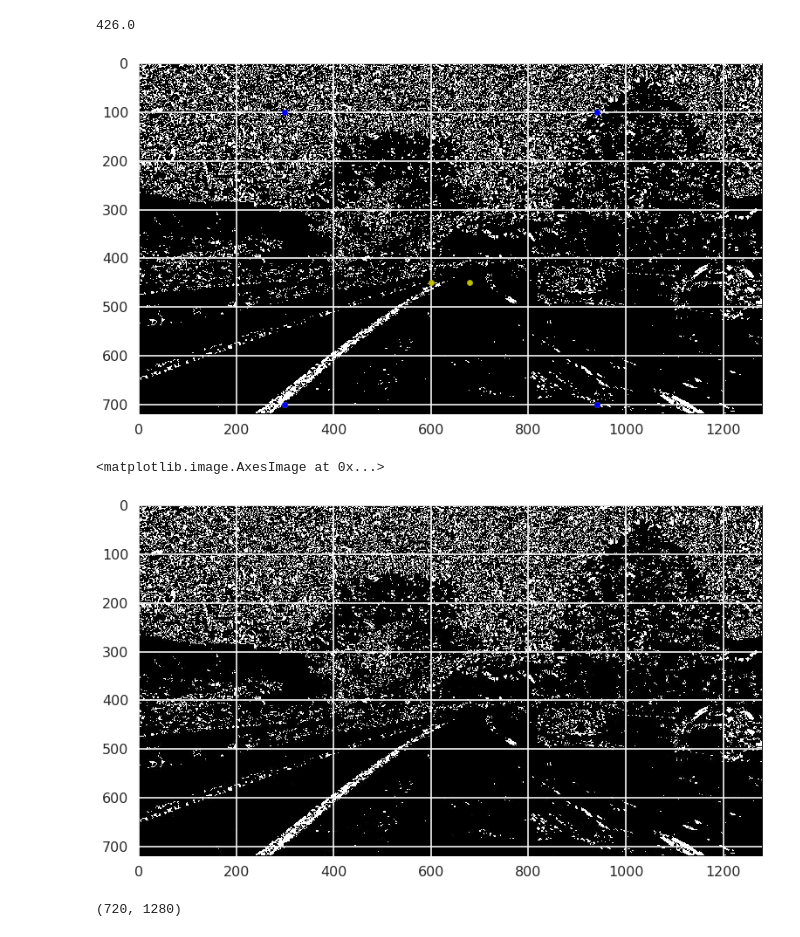
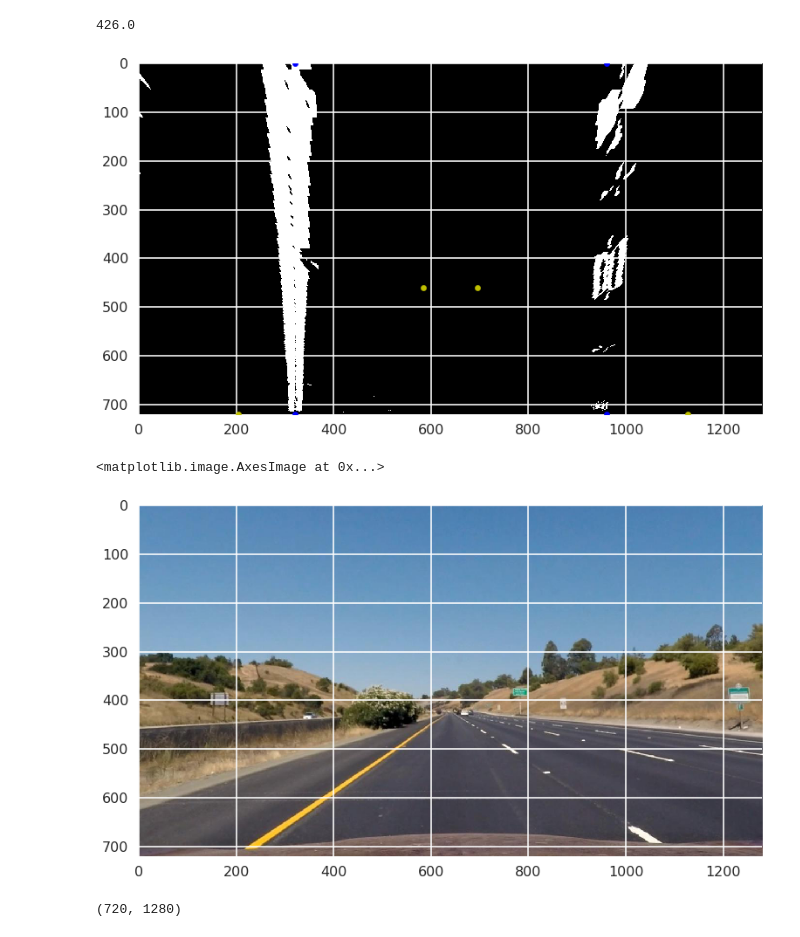
Before and after one commit to DrClick/SDC, a Jupyter notebook: sdc/project_4/cnd-all/project_pipeline.ipynb, the cells around one changed output. Saved outputs shown, nothing was run; the diff lists cells and outputs as text; code cells hidden in the pictures.

Commit message:
added images for pixel selection

```diff
--- a/sdc/project_4/cnd-all/project_pipeline.ipynb
+++ b/sdc/project_4/cnd-all/project_pipeline.ipynb
@@ -161,24 +161,36 @@ midpoint_x - t_width/2
 426.0
 # %%
 tmp = find_lane_line(img)
-source_points = np.array([[600,450],[680,450],[300,700],[940,700]], dtype=np.float32)
-dest_points = np.array([[300,100],[940,100],[300,700],[940,700]], dtype=np.float32)
+
+source_points = np.float32(
+    [[(img_size[0] / 2) - 55, img_size[1] / 2 + 100],
+    [((img_size[0] / 6) - 10), img_size[1]],
+    [(img_size[0] * 5 / 6) + 60, img_size[1]],
+    [(img_size[0] / 2 + 55), img_size[1] / 2 + 100]])
+dest_points = np.float32(
+    [[(img_size[0] / 4), 0],
+    [(img_size[0] / 4), img_size[1]],
+    [(img_size[0] * 3 / 4), img_size[1]],
+    [(img_size[0] * 3 / 4), 0]])
+
+# source_points = np.array([[600,450],[680,450],[300,700],[940,700]], dtype=np.float32)
+# dest_points = np.array([[300,100],[940,100],[300,700],[940,700]], dtype=np.float32)
 plt.scatter(x=[x[0] for x in source_points], y=[x[1] for x in source_points], c='y', s=40)
 plt.scatter(x=[x[0] for x in dest_points], y=[x[1] for x in dest_points], c='b', s=40)
 M = cv2.getPerspectiveTransform(source_points, dest_points)
 Minv = cv2.getPerspectiveTransform(dest_points, source_points)
 img_size = (tmp.shape[1], tmp.shape[0])
 warped = cv2.warpPerspective(tmp, M, img_size, flags=cv2.INTER_LINEAR )
-plt.imshow(np.dstack((tmp, tmp, tmp))*255, cmap="gray")
-
+plt.imshow(warped, cmap="gray")
+imsave("output_images/pipeline_warped_binary.jpg", np.dstack((warped, warped, warped))*255)
 imsave("output_images/pipeline_binary_2.jpg", np.dstack((tmp, tmp, tmp))*255)
 # %% [output]
-[figure, old version]
+[figure, new version]
 # %%
-plt.imshow(imread("output_images/pipeline_binary.jpg"))
+plt.imshow(imread("output_images/pipeline_points.jpg"))
 # %% [output]
 <matplotlib.image.AxesImage at 0x...>
-[figure, old version]
+[figure, new version]
 # %%
 def moving_average(a, n=3) :
     ret = np.cumsum(a, dtype=float)
```
Also changed, not shown: parts of 11 cells of this notebook, 3 other files.
